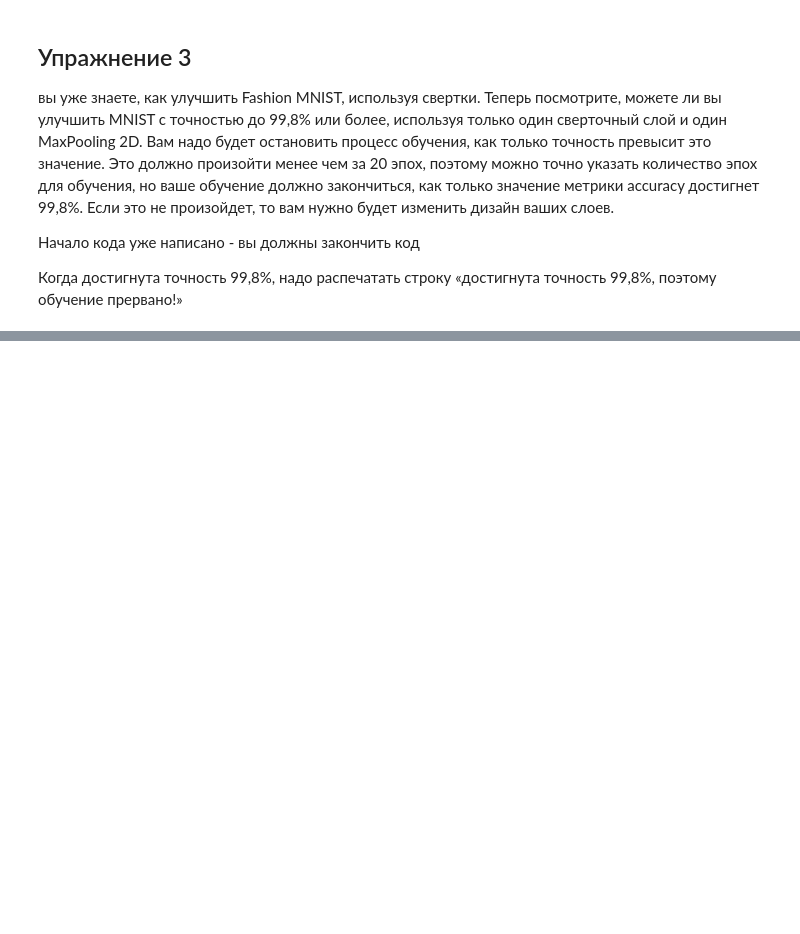
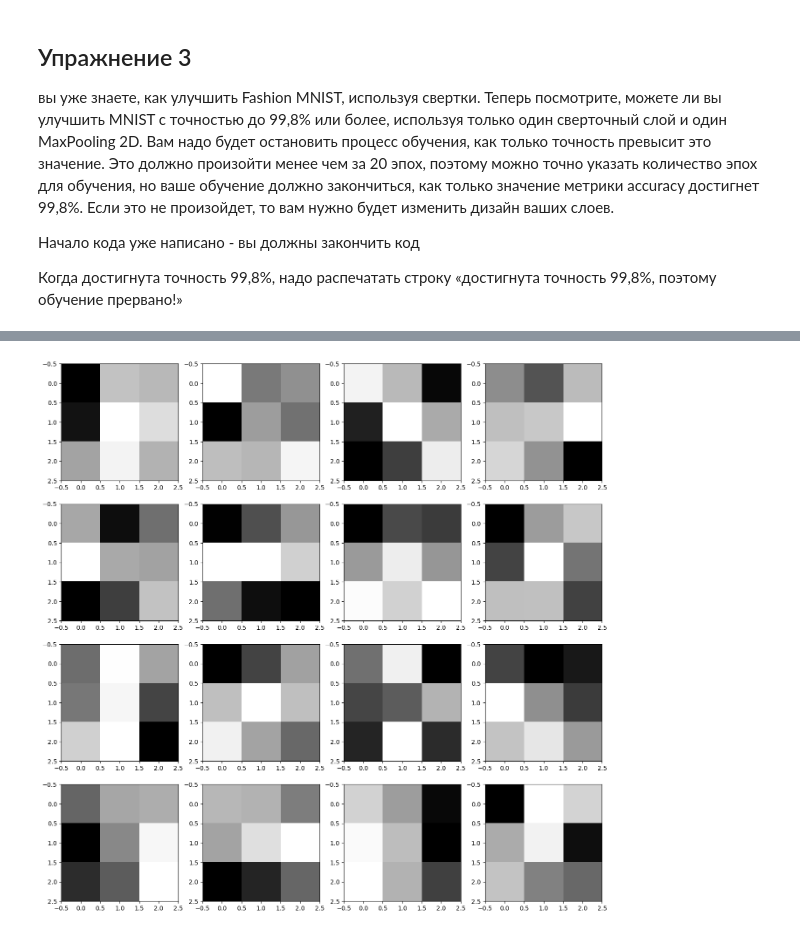
Before and after one commit to Heloput/machinelearning, a Jupyter notebook: Excercise_3_Question.ipynb, the cells around one changed output, grey strips where cells are left out. Saved outputs shown, nothing was run; the diff lists cells and outputs as text; code cells hidden in the pictures; blank space fills up the shorter version.

```diff
--- a/Excercise_3_Question.ipynb
+++ b/Excercise_3_Question.ipynb
@@ -45,6 +45,14 @@ history = model.fit(
     training_images, training_labels, epochs=20, callbacks=[StopTrainingCallback()]
     # Ваш код закончится здесь
 )
+import matplotlib.pyplot as plt
+layer = model.layers[0]
+fig = plt.figure(figsize=(layer.filters//4*4, 4*4))
+for i in range (layer.filters):
+  ax = fig.add_subplot(layer.filters//4, 4, i+1 )
+
+  ax.imshow(layer.kernel[:,:,0,i], cmap='gray')
+
 # вывод значения точности
 print(history.epoch, history.history['accuracy'][-1])
 # %% [output]
@@ -67,0 +76 @@ Epoch 6/20
+[figure, added]
```
Also changed, not shown: parts of 1 cell of this notebook.
